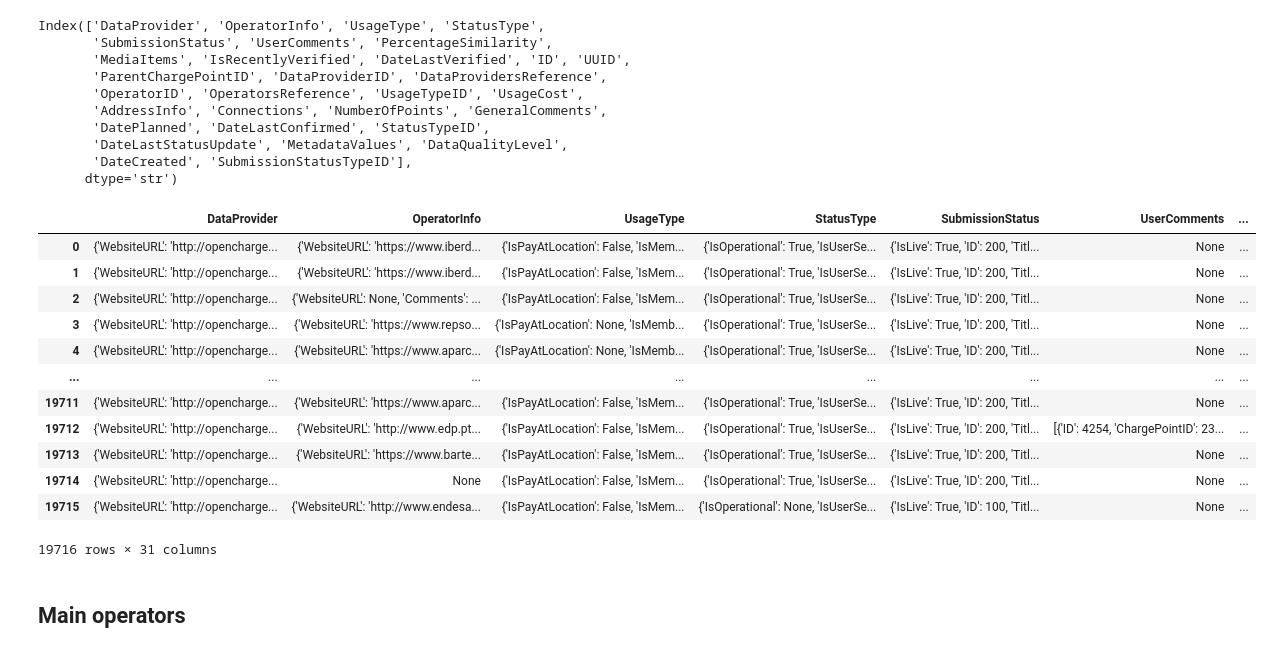
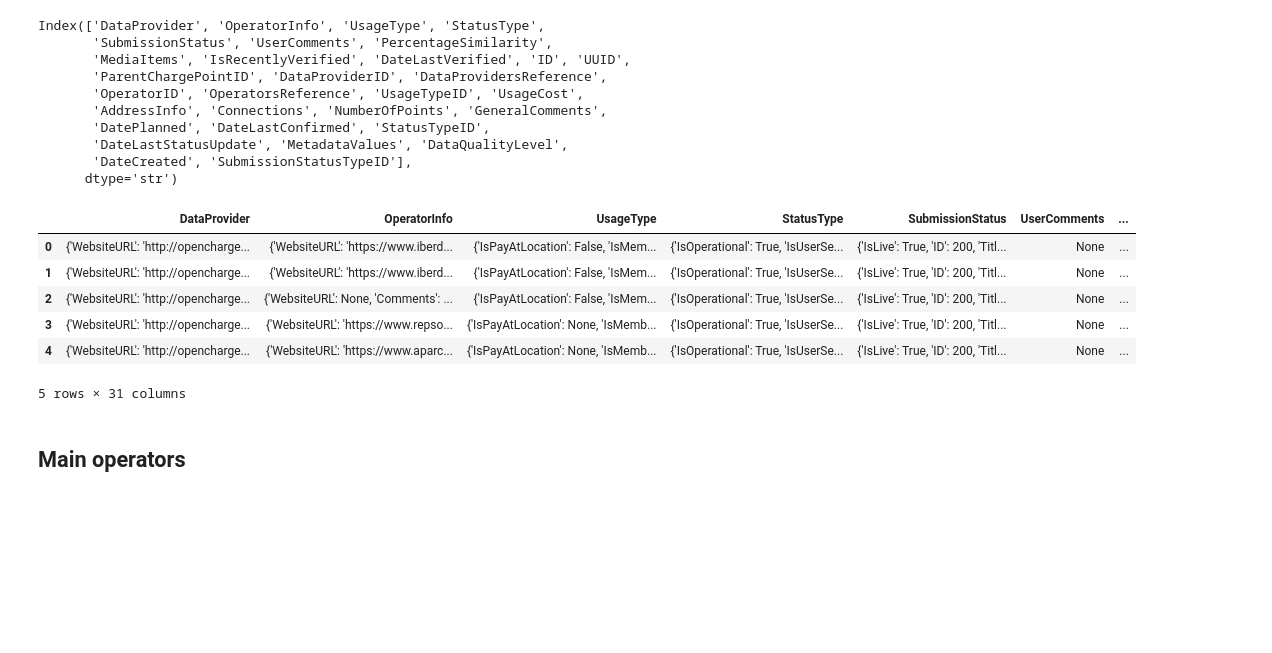
Before and after one commit to danny-sp/TFG-Server, a Jupyter notebook: data/stations/analyzer.ipynb, the cells around one changed output. Saved outputs shown, nothing was run; the diff lists cells and outputs as text; code cells hidden in the pictures; blank space fills up the shorter version.

```diff
--- a/data/stations/analyzer.ipynb
+++ b/data/stations/analyzer.ipynb
@@ -28,21 +28,15 @@ Index(['DataProvider', 'OperatorInfo', 'UsageType', 'StatusType',
        'DateCreated', 'SubmissionStatusTypeID'],
       dtype='str')
 # %%
-df_data
+df_data.head()
 # %% [output]
 |  | DataProvider | OperatorInfo | UsageType | StatusType | SubmissionStatus | UserComments | ... |
 | 0 | {'WebsiteURL': 'http://opencharge... | {'WebsiteURL': 'https://www.iberd... | {'IsPayAtLocation': False, 'IsMem... | {'IsOperational': True, 'IsUserSe... | {'IsLive': True, 'ID': 200, 'Titl... | None | ... |
 | 1 | {'WebsiteURL': 'http://opencharge... | {'WebsiteURL': 'https://www.iberd... | {'IsPayAtLocation': False, 'IsMem... | {'IsOperational': True, 'IsUserSe... | {'IsLive': True, 'ID': 200, 'Titl... | None | ... |
 | 2 | {'WebsiteURL': 'http://opencharge... | {'WebsiteURL': None, 'Comments': ... | {'IsPayAtLocation': False, 'IsMem... | {'IsOperational': True, 'IsUserSe... | {'IsLive': True, 'ID': 200, 'Titl... | None | ... |
 | 3 | {'WebsiteURL': 'http://opencharge... | {'WebsiteURL': 'https://www.repso... | {'IsPayAtLocation': None, 'IsMemb... | {'IsOperational': True, 'IsUserSe... | {'IsLive': True, 'ID': 200, 'Titl... | None | ... |
 | 4 | {'WebsiteURL': 'http://opencharge... | {'WebsiteURL': 'https://www.aparc... | {'IsPayAtLocation': None, 'IsMemb... | {'IsOperational': True, 'IsUserSe... | {'IsLive': True, 'ID': 200, 'Titl... | None | ... |
-| ... | ... | ... | ... | ... | ... | ... | ... |
-| 19711 | {'WebsiteURL': 'http://opencharge... | {'WebsiteURL': 'https://www.aparc... | {'IsPayAtLocation': False, 'IsMem... | {'IsOperational': True, 'IsUserSe... | {'IsLive': True, 'ID': 200, 'Titl... | None | ... |
-| 19712 | {'WebsiteURL': 'http://opencharge... | {'WebsiteURL': 'http://www.edp.pt... | {'IsPayAtLocation': False, 'IsMem... | {'IsOperational': True, 'IsUserSe... | {'IsLive': True, 'ID': 200, 'Titl... | [{'ID': 4254, 'ChargePointID': 23... | ... |
-| 19713 | {'WebsiteURL': 'http://opencharge... | {'WebsiteURL': 'https://www.barte... | {'IsPayAtLocation': False, 'IsMem... | {'IsOperational': True, 'IsUserSe... | {'IsLive': True, 'ID': 200, 'Titl... | None | ... |
-| 19714 | {'WebsiteURL': 'http://opencharge... | None | {'IsPayAtLocation': False, 'IsMem... | {'IsOperational': True, 'IsUserSe... | {'IsLive': True, 'ID': 200, 'Titl... | None | ... |
-| 19715 | {'WebsiteURL': 'http://opencharge... | {'WebsiteURL': 'http://www.endesa... | {'IsPayAtLocation': False, 'IsMem... | {'IsOperational': None, 'IsUserSe... | {'IsLive': True, 'ID': 100, 'Titl... | None | ... |
-19716 rows × 31 columns
+5 rows × 31 columns
 # %% [markdown]
 ## Main operators
 # %%
```
Also changed, not shown: parts of 38 cells of this notebook, 2 other files.
